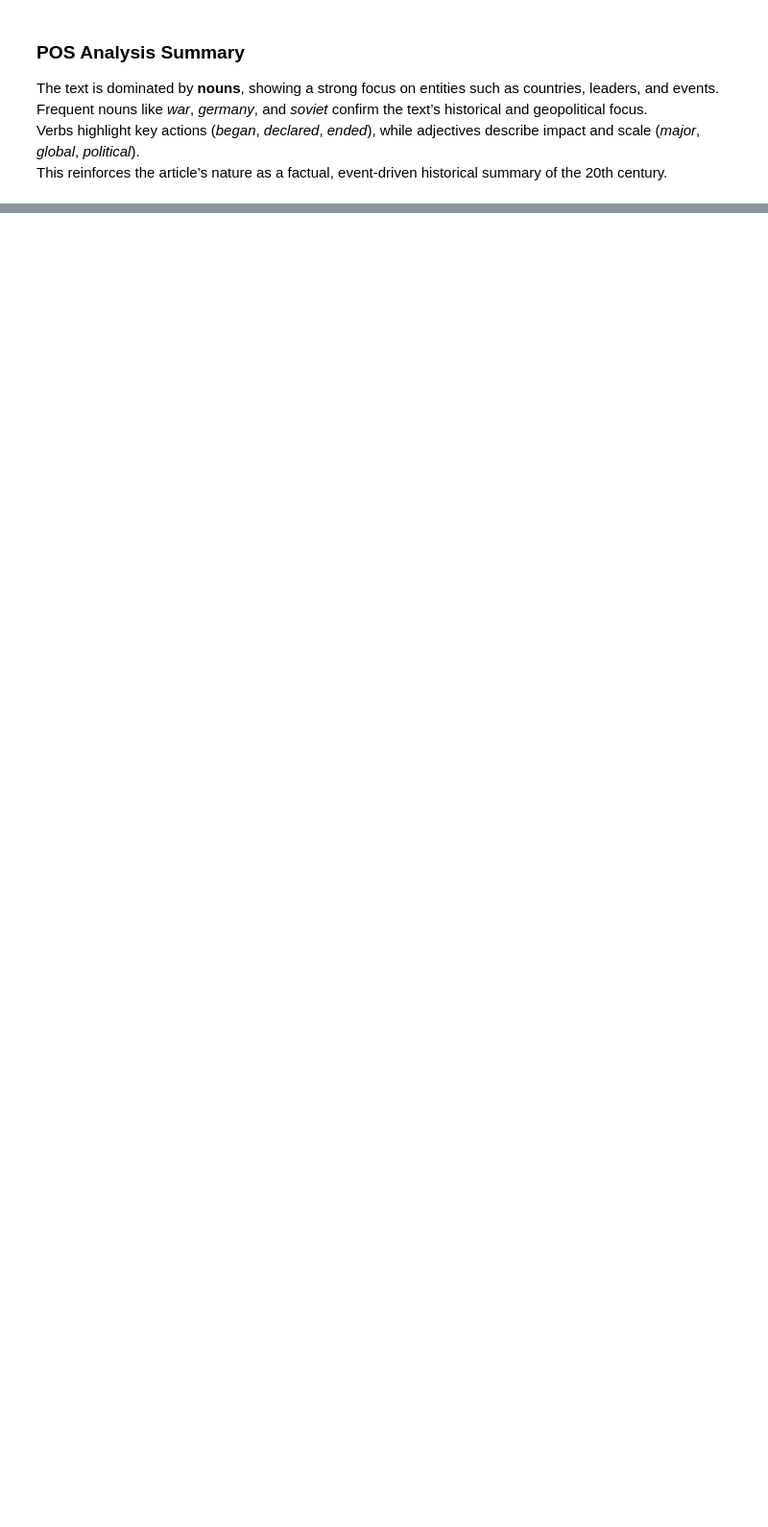
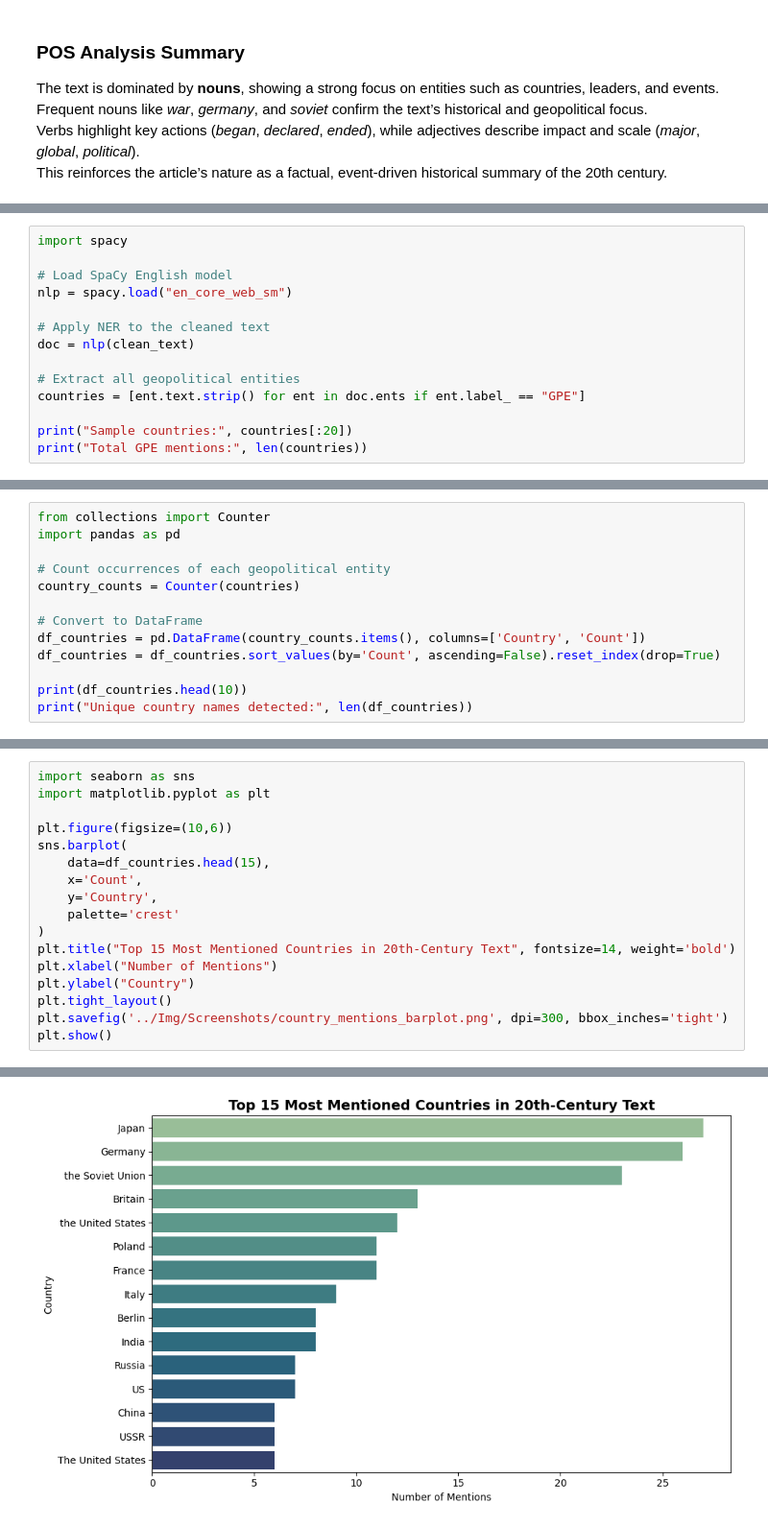
Before and after one commit to boukaskasbrahim/20th-century, a Jupyter notebook: Script/1.5_text_mining.ipynb, the cells around one changed output, grey strips where cells are left out. Shown: that part at 96% size. Cells and saved outputs as stored; diff of their text form; blank space fills up the shorter version.

Commit message:
Countries visualization

```diff
--- a/Script/1.5_text_mining.ipynb
+++ b/Script/1.5_text_mining.ipynb
@@ -197,0 +225,14 @@ This reinforces the article’s nature as a factual, event-driven historical sum
+# %%
+import spacy
+
+# Load SpaCy English model
+nlp = spacy.load("en_core_web_sm")
+
+# Apply NER to the cleaned text
+doc = nlp(clean_text)
+
+# Extract all geopolitical entities
+countries = [ent.text.strip() for ent in doc.ents if ent.label_ == "GPE"]
+
+print("Sample countries:", countries[:20])
+print("Total GPE mentions:", len(countries))
@@ -197,0 +242,13 @@ This reinforces the article’s nature as a factual, event-driven historical sum
+# %%
+from collections import Counter
+import pandas as pd
+
+# Count occurrences of each geopolitical entity
+country_counts = Counter(countries)
+
+# Convert to DataFrame
+df_countries = pd.DataFrame(country_counts.items(), columns=['Country', 'Count'])
+df_countries = df_countries.sort_values(by='Count', ascending=False).reset_index(drop=True)
+
+print(df_countries.head(10))
+print("Unique country names detected:", len(df_countries))
@@ -197,0 +268,18 @@ This reinforces the article’s nature as a factual, event-driven historical sum
+# %%
+import seaborn as sns
+import matplotlib.pyplot as plt
+
+plt.figure(figsize=(10,6))
+sns.barplot(
+    data=df_countries.head(15),
+    x='Count',
+    y='Country',
+    palette='crest'
+)
+plt.title("Top 15 Most Mentioned Countries in 20th-Century Text", fontsize=14, weight='bold')
+plt.xlabel("Number of Mentions")
+plt.ylabel("Country")
+plt.tight_layout()
+plt.savefig('../Img/Screenshots/country_mentions_barplot.png', dpi=300, bbox_inches='tight')
+plt.show()
+# %% [output]
@@ -197,0 +289 @@ This reinforces the article’s nature as a factual, event-driven historical sum
+[figure, added]
```
Also changed, not shown: parts of 7 cells of this notebook, 1 other file.
